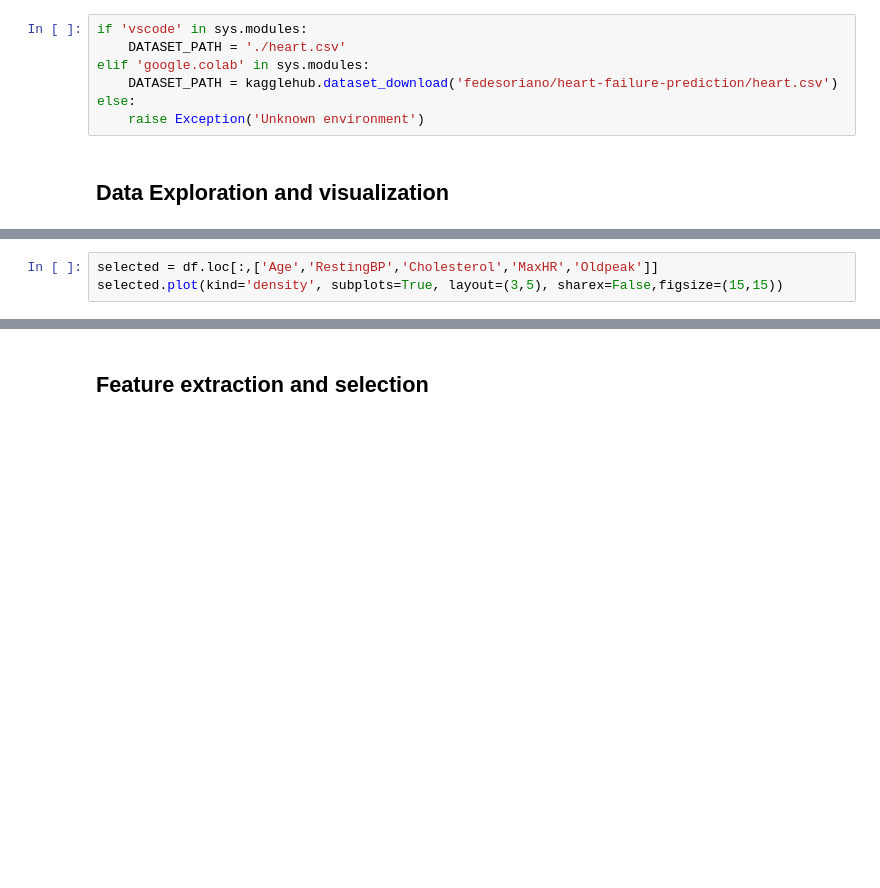
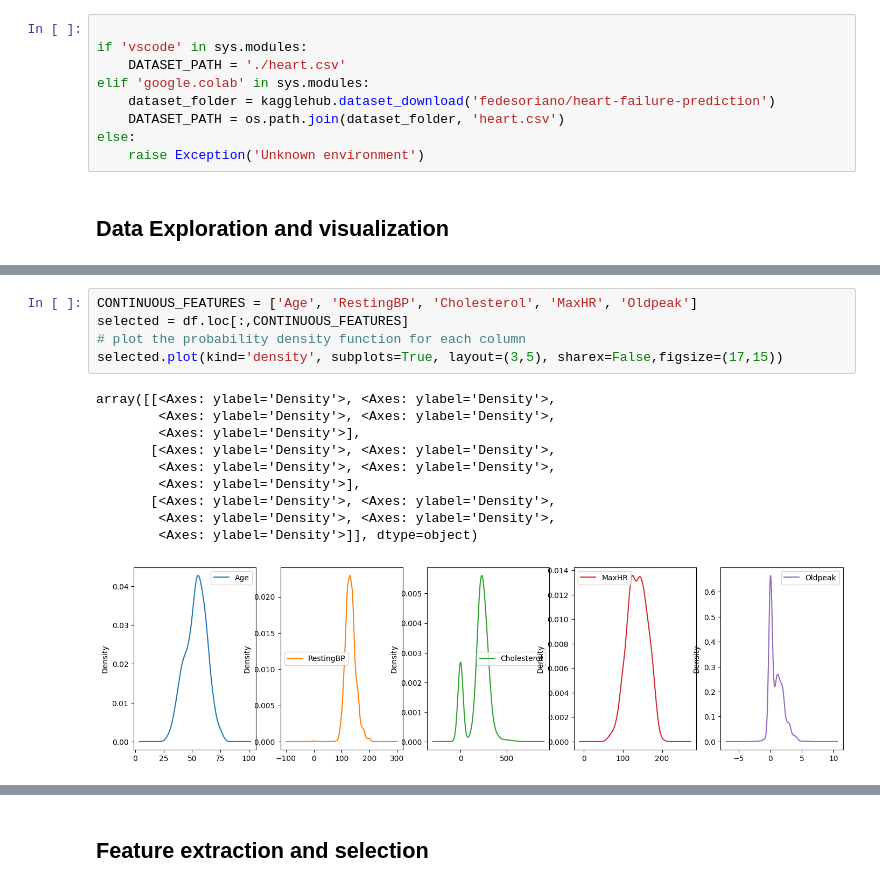
Before and after one commit to hosain-ghoraba/Heart-Disease-detection, a Jupyter notebook: Heart_Failure_Prediction.ipynb, the cells around one changed output, grey strips where cells are left out. Cells and saved outputs as stored; diff of their text form; blank space fills up the shorter version.

```diff
--- a/Heart_Failure_Prediction.ipynb
+++ b/Heart_Failure_Prediction.ipynb
@@ -31,10 +36,12 @@ import kagglehub
 # %% [markdown]
 <h1> Dataset path </h1>
 # %%
+
 if 'vscode' in sys.modules:
     DATASET_PATH = './heart.csv'
 elif 'google.colab' in sys.modules:
-    DATASET_PATH = kagglehub.dataset_download('fedesoriano/heart-failure-prediction/heart.csv')
+    dataset_folder = kagglehub.dataset_download('fedesoriano/heart-failure-prediction')
+    DATASET_PATH = os.path.join(dataset_folder, 'heart.csv')
 else:
     raise Exception('Unknown environment')
 # %% [markdown]
@@ -62,4 +95,17 @@ for column in selected.columns:
 # %%
-selected = df.loc[:,['Age','RestingBP','Cholesterol','MaxHR','Oldpeak']]
-selected.plot(kind='density', subplots=True, layout=(3,5), sharex=False,figsize=(15,15))
+CONTINUOUS_FEATURES = ['Age', 'RestingBP', 'Cholesterol', 'MaxHR', 'Oldpeak']
+selected = df.loc[:,CONTINUOUS_FEATURES]
+# plot the probability density function for each column
+selected.plot(kind='density', subplots=True, layout=(3,5), sharex=False,figsize=(17,15))
+# %% [output]
+array([[<Axes: ylabel='Density'>, <Axes: ylabel='Density'>,
+        <Axes: ylabel='Density'>, <Axes: ylabel='Density'>,
+        <Axes: ylabel='Density'>],
+       [<Axes: ylabel='Density'>, <Axes: ylabel='Density'>,
+        <Axes: ylabel='Density'>, <Axes: ylabel='Density'>,
+        <Axes: ylabel='Density'>],
+       [<Axes: ylabel='Density'>, <Axes: ylabel='Density'>,
+        <Axes: ylabel='Density'>, <Axes: ylabel='Density'>,
+        <Axes: ylabel='Density'>]], dtype=object)
+[figure, added]
 # %%
```
Also changed, not shown: parts of 33 cells of this notebook.
